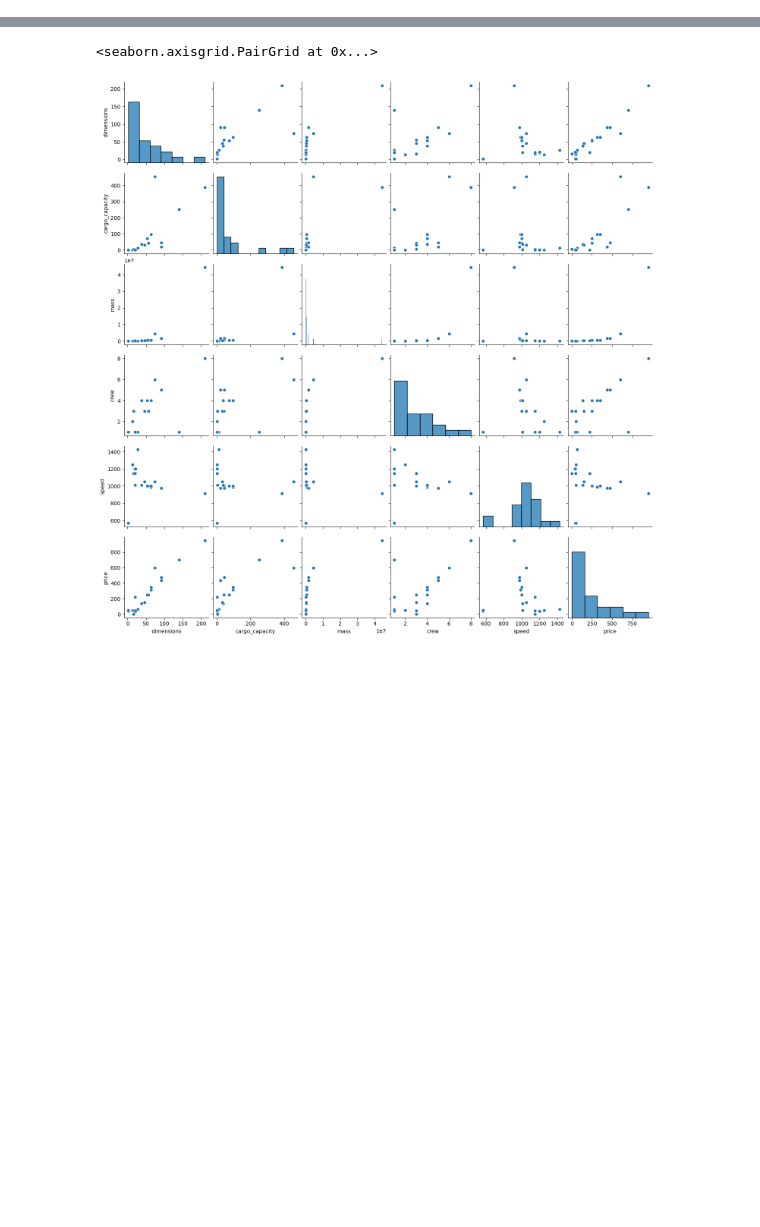
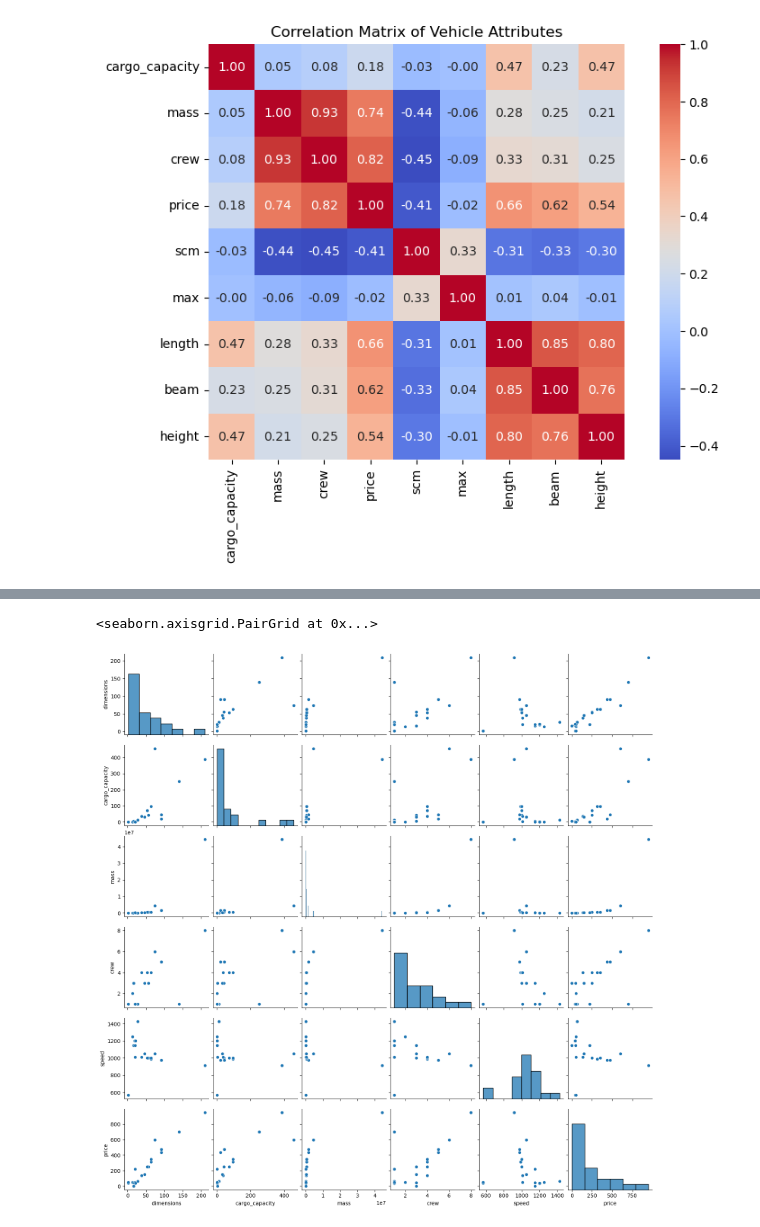
Before and after one commit to CharlesElie-AzaisdeVergeron/Stardle_Data_Base, a Jupyter notebook: Brouillon_visualisation.ipynb, the cells around one changed output, grey strips where cells are left out. Saved outputs shown, nothing was run; the diff lists cells and outputs as text; code cells hidden in the pictures; blank space fills up the shorter version.

```diff
--- a/Brouillon_visualisation.ipynb
+++ b/Brouillon_visualisation.ipynb
@@ -32,3 +30,15 @@ sns.pairplot(stardle_db)
+# %%
+colonnes_numeriques = stardle_db.select_dtypes(include=['int64', 'float64'])
+
+correlation = colonnes_numeriques.corr()
+
+# Create a heatmap to visualize the correlation matrix
+plt.figure(figsize=(10, 6))
+sns.heatmap(correlation, annot=True, fmt=".2f", cmap='coolwarm', square=True)
+plt.title('Correlation Matrix of Vehicle Attributes')
+plt.show()
+# %% [output]
+[figure, added]
 # %%
 stardle_db.sort_values('type')
 # %% [output]
```
Also changed, not shown: parts of 5 cells of this notebook, 4 other files.
